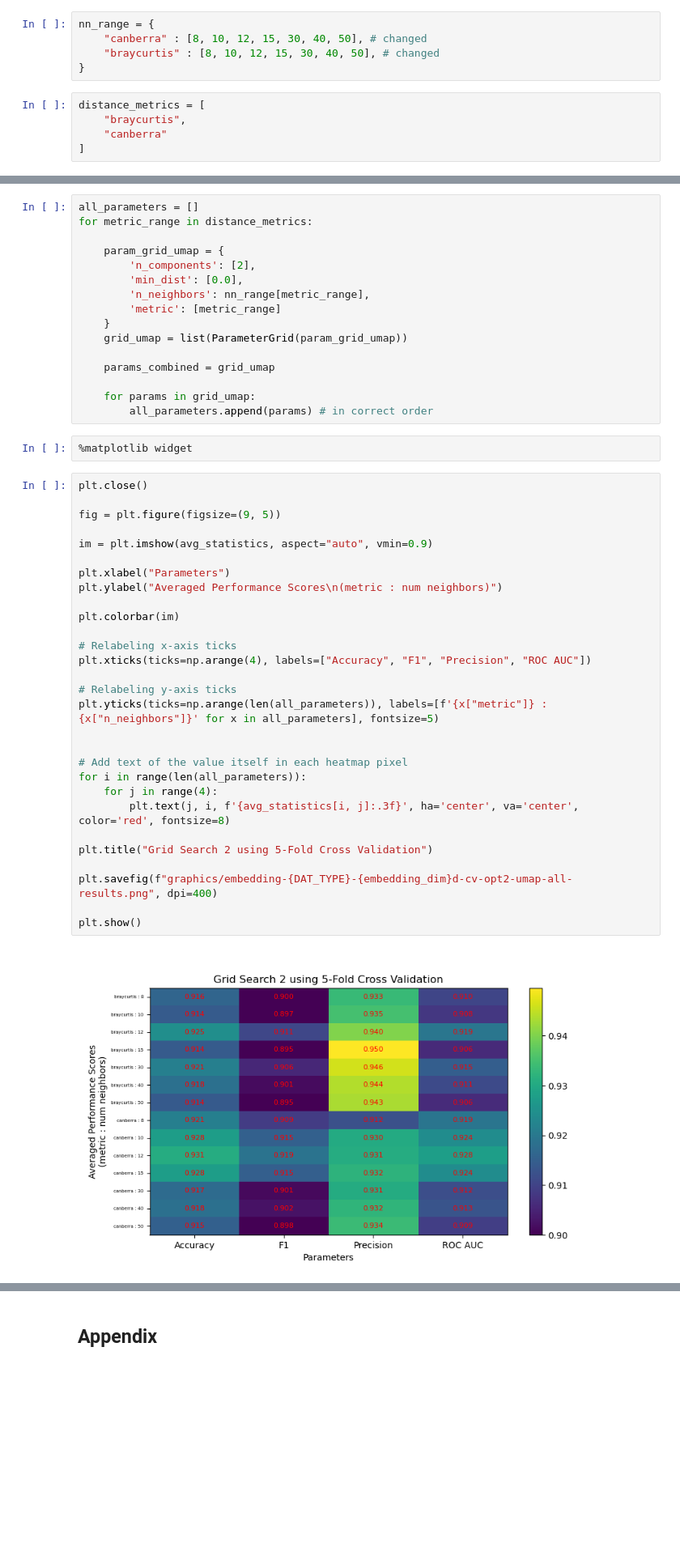
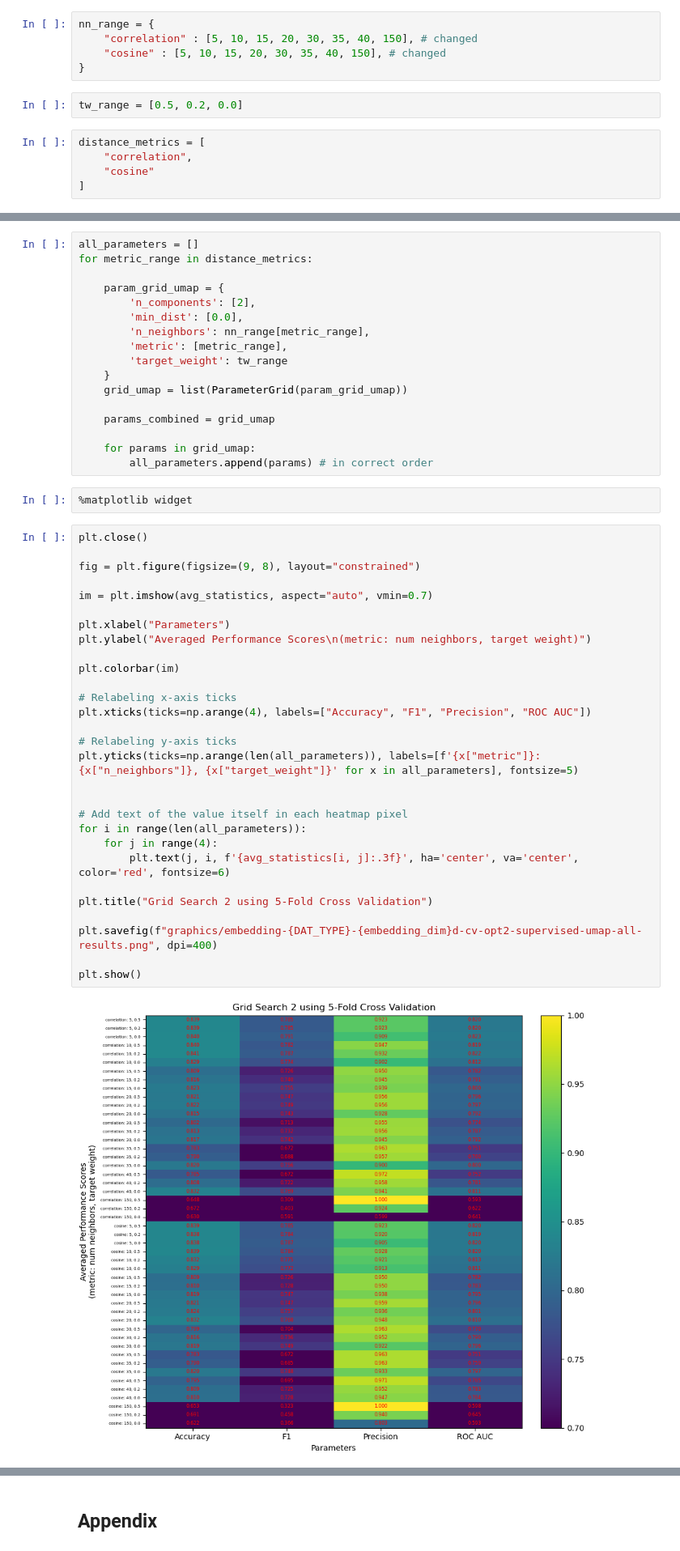
Before and after one commit to sion23/radio-adblock, a Jupyter notebook: embedding.ipynb, the cells around one changed output, grey strips where cells are left out. Shown at 81% size. Cells and saved outputs as stored; diff of their text form; blank space fills up the shorter version.

```diff
--- a/embedding.ipynb
+++ b/embedding.ipynb
@@ -653,12 +978,14 @@ UMAP Canberra vs Braycurtis
 # %%
 nn_range = {
-    "canberra" : [8, 10, 12, 15, 30, 40, 50], # changed
-    "braycurtis" : [8, 10, 12, 15, 30, 40, 50], # changed
+    "correlation" : [5, 10, 15, 20, 30, 35, 40, 150], # changed
+    "cosine" : [5, 10, 15, 20, 30, 35, 40, 150], # changed
 }
+# %%
+tw_range = [0.5, 0.2, 0.0]
 # %%
 distance_metrics = [
-    "braycurtis",
-    "canberra"
+    "correlation",
+    "cosine"
 ]
 # %%
 statistics = []
@@ -808,7 +1206,8 @@ for metric_range in distance_metrics:
         'n_components': [2],
         'min_dist': [0.0],
         'n_neighbors': nn_range[metric_range],
-        'metric': [metric_range]
+        'metric': [metric_range],
+        'target_weight': tw_range
     }
     grid_umap = list(ParameterGrid(param_grid_umap))
 
@@ -821,34 +1220,34 @@ for metric_range in distance_metrics:
 # %%
 plt.close()
 
-fig = plt.figure(figsize=(9, 5))
+fig = plt.figure(figsize=(9, 8), layout="constrained")
 
-im = plt.imshow(avg_statistics, aspect="auto", vmin=0.9)
+im = plt.imshow(avg_statistics, aspect="auto", vmin=0.7)
 
 plt.xlabel("Parameters")
-plt.ylabel("Averaged Performance Scores\n(metric : num neighbors)")
+plt.ylabel("Averaged Performance Scores\n(metric: num neighbors, target weight)")
 
 plt.colorbar(im)
 
 # Relabeling x-axis ticks
 plt.xticks(ticks=np.arange(4), labels=["Accuracy", "F1", "Precision", "ROC AUC"])
 
 # Relabeling y-axis ticks
-plt.yticks(ticks=np.arange(len(all_parameters)), labels=[f'{x["metric"]} : {x["n_neighbors"]}' for x in all_parameters], fontsize=5)
+plt.yticks(ticks=np.arange(len(all_parameters)), labels=[f'{x["metric"]}: {x["n_neighbors"]}, {x["target_weight"]}' for x in all_parameters], fontsize=5)
 
 
 # Add text of the value itself in each heatmap pixel
 for i in range(len(all_parameters)):
     for j in range(4):
-        plt.text(j, i, f'{avg_statistics[i, j]:.3f}', ha='center', va='center', color='red', fontsize=8)
+        plt.text(j, i, f'{avg_statistics[i, j]:.3f}', ha='center', va='center', color='red', fontsize=6)
 
 plt.title("Grid Search 2 using 5-Fold Cross Validation")
 
-plt.savefig(f"graphics/embedding-{DAT_TYPE}-{embedding_dim}d-cv-opt2-umap-all-results.png", dpi=400)
+plt.savefig(f"graphics/embedding-{DAT_TYPE}-{embedding_dim}d-cv-opt2-supervised-umap-all-results.png", dpi=400)
 
 plt.show()
 # %% [output]
-[figure, old version]
+[figure, new version]
 # %%
 f1_idx = 1
 k = 0 # max
```
Also changed, not shown: parts of 47 cells of this notebook.
